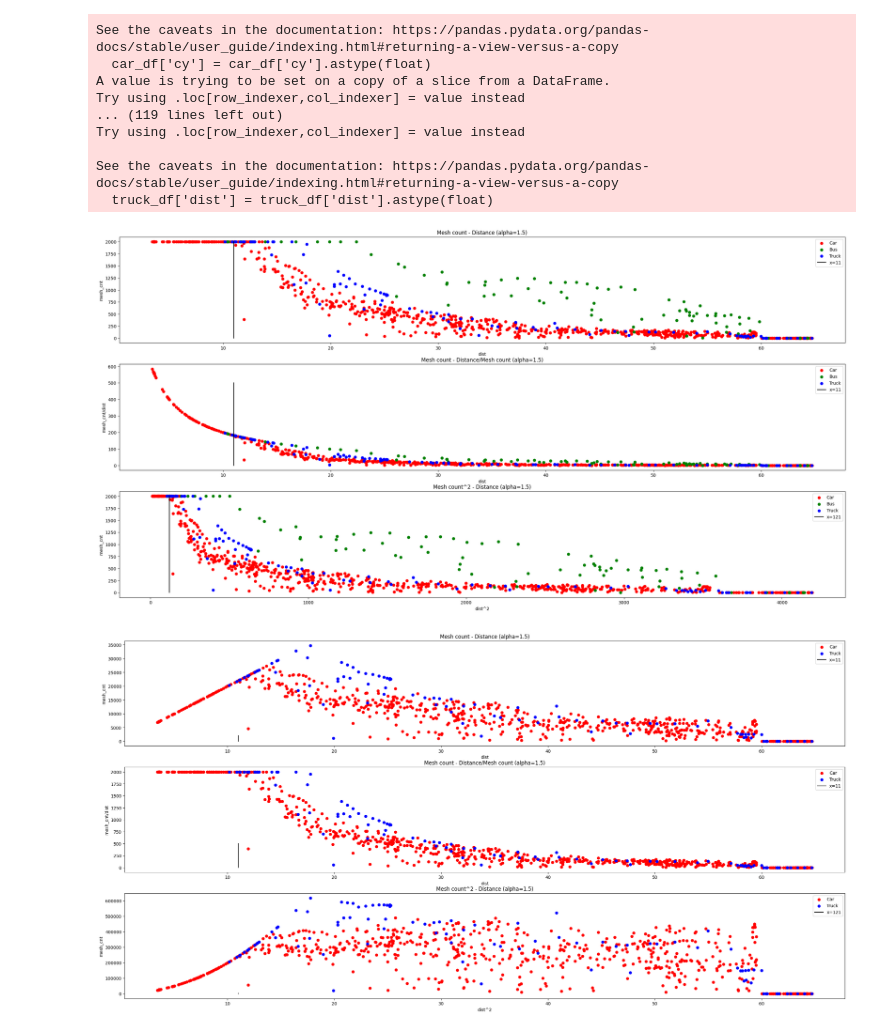
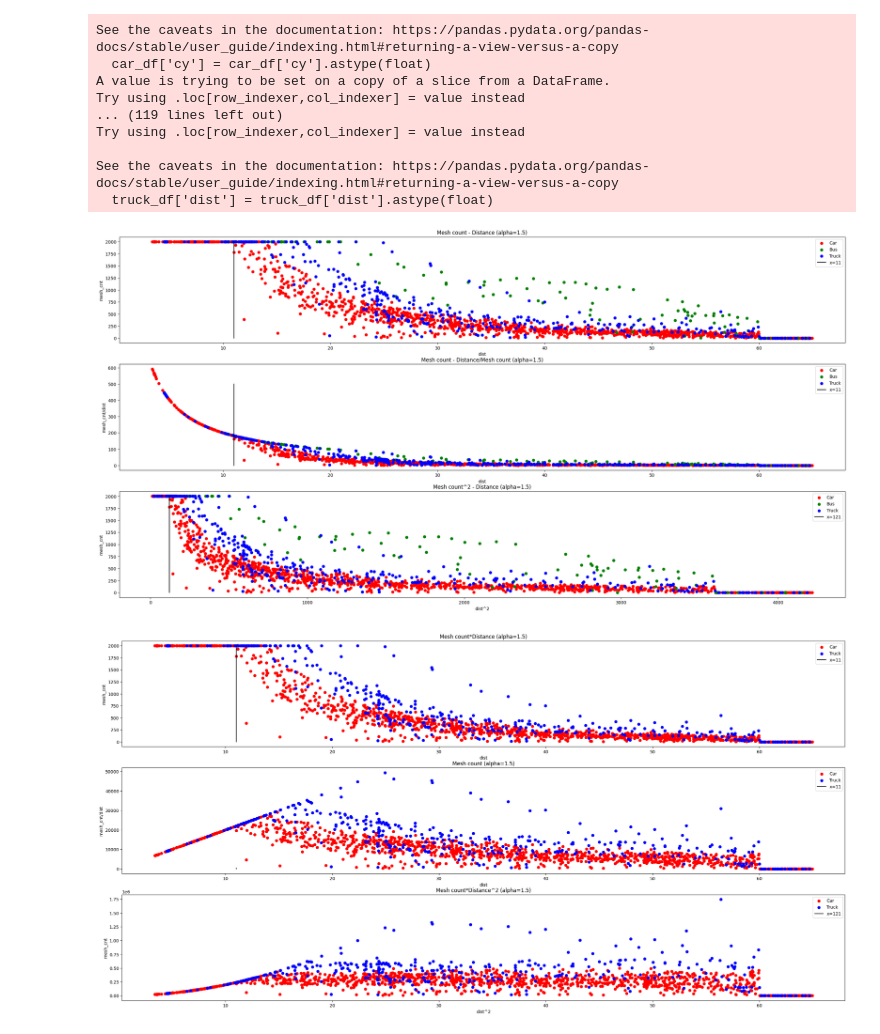
Before and after one commit to Kazawaryu/CARLA_ADA, a Jupyter notebook: test_code/s2/pf_func_test.ipynb, the cells around one changed output. Cells and saved outputs as stored; diff of their text form; code cells hidden in the pictures.

```diff
--- a/test_code/s2/pf_func_test.ipynb
+++ b/test_code/s2/pf_func_test.ipynb
@@ -284,13 +284,22 @@ import pandas as pd
 import numpy as np
 import os
 
-path = '/home/ghosnp/project/fix_space/origin/carla_dataset_tools/raw_data/record_2023_1019_1520/vehicle.tesla.model3.master/velodyne_semantic'
+path_1 = '/home/ghosnp/project/fix_space/origin/carla_dataset_tools/raw_data/record_2023_1019_1520/vehicle.tesla.model3.master/velodyne_semantic'
+path_2 = '/home/ghosnp/project/fix_space/origin/carla_dataset_tools/raw_data/record_2023_1019_1922/vehicle.tesla.model3.master/velodyne_semantic'
 
 df = pd.DataFrame(columns=['cx', 'cy', 'cz', 'sx', 'sy', 'sz', 'yaw', 'tag', 'mesh_cnt', 'dist'])
 
-for filename in os.listdir(path):
+for filename in os.listdir(path_1):
     if filename.endswith(".txt"):
-        data = pd.read_csv(os.path.join(path, filename), sep=" ", header=None)
+        data = pd.read_csv(os.path.join(path_1, filename), sep=" ", header=None)
+        data.columns = ["cx", "cy", "cz", "sx", "sy", "sz", "yaw", "tag", "mesh_cnt", "dist"]
+        data = data[:-1]
+        row = pd.DataFrame(data.iloc[0]).T
+        df = pd.concat([df, row], ignore_index=True)
+
+for filename in os.listdir(path_2):
+    if filename.endswith(".txt"):
+        data = pd.read_csv(os.path.join(path_2, filename), sep=" ", header=None)
         data.columns = ["cx", "cy", "cz", "sx", "sy", "sz", "yaw", "tag", "mesh_cnt", "dist"]
         data = data[:-1]
         row = pd.DataFrame(data.iloc[0]).T
@@ -386,42 +395,39 @@ ax3.set_ylabel('mesh_cnt')
 
 plt.show()
 # %% [output]
-[figure, old version]
+[figure, new version]
 # %%
 fig, (ax1, ax2, ax3) = plt.subplots(3,1, figsize=(30, 15))
 
 # Filter the dataframes to only keep points where x < 4000
 car_df_filtered = car_df[car_df['dist'] < 65]
 bus_df_filtered = bus_df[bus_df['dist'] < 65]
 truck_df_filtered = truck_df[truck_df['dist'] < 65]
 
-ax1.scatter(car_df_filtered['dist'], car_df_filtered['mesh_cnt']*car_df_filtered['dist'], c='r', label='Car')
-# ax1.scatter(bus_df_filtered['dist'], bus_df_filtered['mesh_cnt']*bus_df_filtered['dist'], c='g', label='Bus')
-ax1.scatter(truck_df_filtered['dist'], truck_df_filtered['mesh_cnt']*truck_df_filtered['dist'], c='b', label='Truck')
+ax1.scatter(car_df_filtered['dist'], car_df_filtered['mesh_cnt'], c='r', label='Car')
+ax1.scatter(truck_df_filtered['dist'], truck_df_filtered['mesh_cnt'], c='b', label='Truck')
 ax1.plot([11, 11], [0, 2000], c='black', label='x=11')
 ax1.legend()
 ax1.set_title('Mesh count*Distance (alpha=1.5)')
 ax1.set_xlabel('dist')
 ax1.set_ylabel('mesh_cnt')
 
-ax2.scatter(car_df_filtered['dist'], car_df_filtered['mesh_cnt'], c='r', label='Car')
-# ax2.scatter(bus_df_filtered['dist'], bus_df_filtered['mesh_cnt'], c='g', label='Bus')
-ax2.scatter(truck_df_filtered['dist'], truck_df_filtered['mesh_cnt'], c='b', label='Truck')
+ax2.scatter(car_df_filtered['dist'], car_df_filtered['mesh_cnt']*car_df_filtered['dist'], c='r', label='Car')
+ax2.scatter(truck_df_filtered['dist'], truck_df_filtered['mesh_cnt']*truck_df_filtered['dist'], c='b', label='Truck')
 ax2.plot([11, 11], [0, 500], c='black', label='x=11')
 ax2.legend()
 ax2.set_title('Mesh count (alpha=1.5)')
 ax2.set_xlabel('dist')
 ax2.set_ylabel('mesh_cnt/dist')
 
 ax3.scatter(car_df_filtered['dist'], car_df_filtered['mesh_cnt']*car_df_filtered['dist']**2, c='r', label='Car')
-# ax3.scatter(bus_df_filtered['dist'], bus_df_filtered['mesh_cnt']*bus_df_filtered['dist']**2, c='g', label='Bus')
 ax3.scatter(truck_df_filtered['dist'], truck_df_filtered['mesh_cnt']*truck_df_filtered['dist']**2, c='b', label='Truck')
 ax3.plot([11, 11], [0, 2000], c='black', label='x=121')
 ax3.legend()
 ax3.set_title('Mesh count*Distance^2 (alpha=1.5)')
 ax3.set_xlabel('dist^2')
 ax3.set_ylabel('mesh_cnt')
 
 plt.show()
 # %% [output]
-[figure, old version]
+[figure, new version]
```
Also changed, not shown: parts of 4 cells of this notebook, 3 other files.
